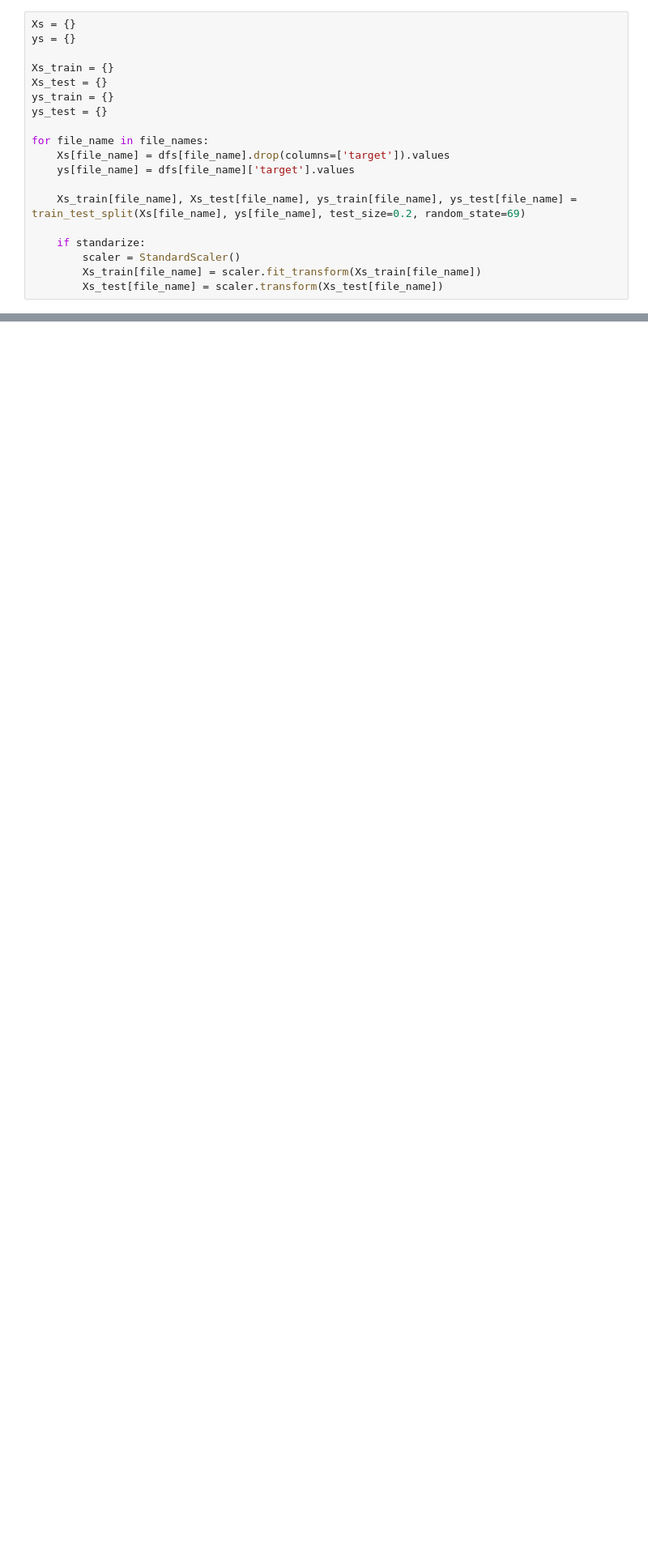
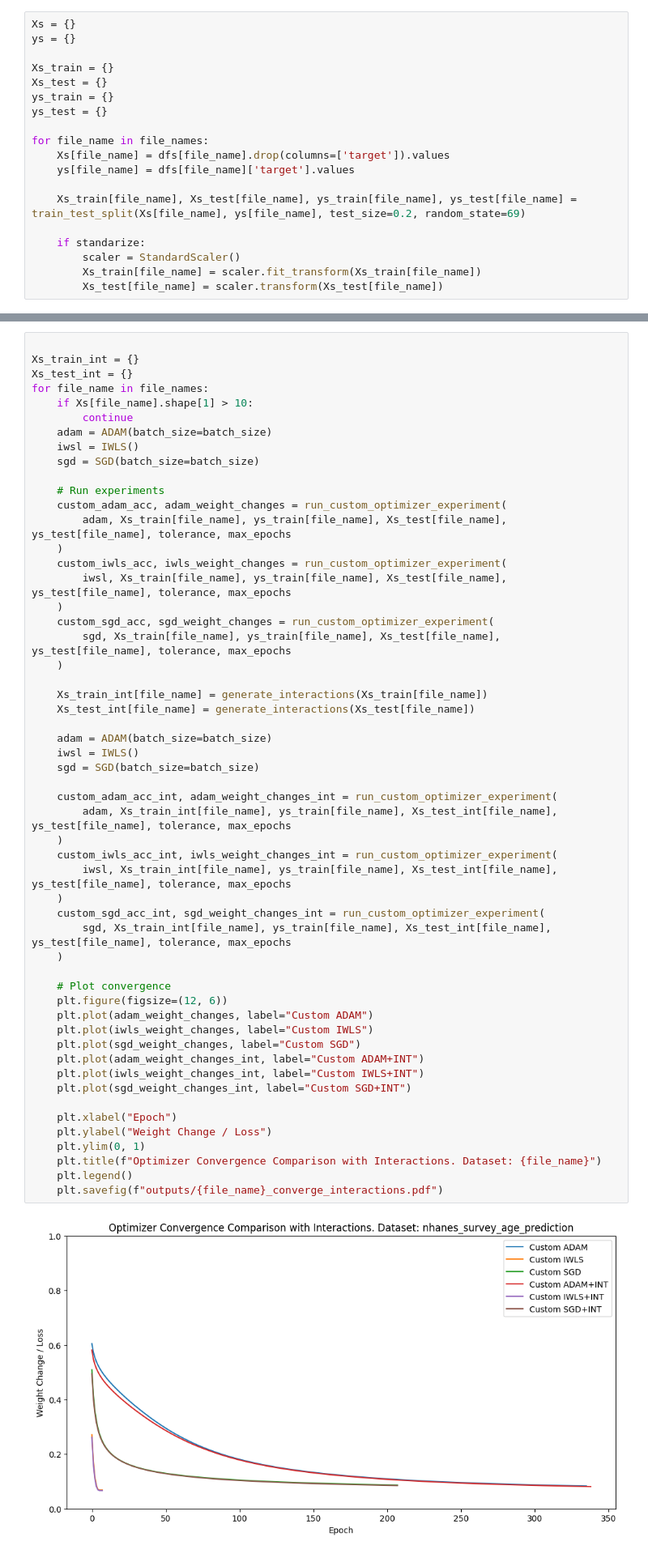
Before and after one commit to FilipKolodziejczyk/advanced-ml, a Jupyter notebook: project1/experiments.ipynb, the cells around one changed output, grey strips where cells are left out. Shown at 81% size. Saved outputs shown, nothing was run; the diff lists cells and outputs as text; blank space fills up the shorter version.

Commit message:
sklearn models + interactions

```diff
--- a/project1/experiments.ipynb
+++ b/project1/experiments.ipynb
@@ -134,0 +154,56 @@ PyTorch SGD Accuracy: 0.9785814770302877
+# %%
+
+Xs_train_int = {}
+Xs_test_int = {}
+for file_name in file_names:
+    if Xs[file_name].shape[1] > 10:
+        continue
+    adam = ADAM(batch_size=batch_size)
+    iwsl = IWLS()
+    sgd = SGD(batch_size=batch_size)
+
+    # Run experiments
+    custom_adam_acc, adam_weight_changes = run_custom_optimizer_experiment(
+        adam, Xs_train[file_name], ys_train[file_name], Xs_test[file_name], ys_test[file_name], tolerance, max_epochs
+    )
+    custom_iwls_acc, iwls_weight_changes = run_custom_optimizer_experiment(
+        iwsl, Xs_train[file_name], ys_train[file_name], Xs_test[file_name], ys_test[file_name], tolerance, max_epochs
+    )
+    custom_sgd_acc, sgd_weight_changes = run_custom_optimizer_experiment(
+        sgd, Xs_train[file_name], ys_train[file_name], Xs_test[file_name], ys_test[file_name], tolerance, max_epochs
+    )
+
+    Xs_train_int[file_name] = generate_interactions(Xs_train[file_name])
+    Xs_test_int[file_name] = generate_interactions(Xs_test[file_name])
+
+    adam = ADAM(batch_size=batch_size)
+    iwsl = IWLS()
+    sgd = SGD(batch_size=batch_size)
+
+    custom_adam_acc_int, adam_weight_changes_int = run_custom_optimizer_experiment(
+        adam, Xs_train_int[file_name], ys_train[file_name], Xs_test_int[file_name], ys_test[file_name], tolerance, max_epochs
+    )
+    custom_iwls_acc_int, iwls_weight_changes_int = run_custom_optimizer_experiment(
+        iwsl, Xs_train_int[file_name], ys_train[file_name], Xs_test_int[file_name], ys_test[file_name], tolerance, max_epochs
+    )
+    custom_sgd_acc_int, sgd_weight_changes_int = run_custom_optimizer_experiment(
+        sgd, Xs_train_int[file_name], ys_train[file_name], Xs_test_int[file_name], ys_test[file_name], tolerance, max_epochs
+    )
+
+    # Plot convergence
+    plt.figure(figsize=(12, 6))
+    plt.plot(adam_weight_changes, label="Custom ADAM")
+    plt.plot(iwls_weight_changes, label="Custom IWLS")
+    plt.plot(sgd_weight_changes, label="Custom SGD")
+    plt.plot(adam_weight_changes_int, label="Custom ADAM+INT")
+    plt.plot(iwls_weight_changes_int, label="Custom IWLS+INT")
+    plt.plot(sgd_weight_changes_int, label="Custom SGD+INT")
+
+    plt.xlabel("Epoch")
+    plt.ylabel("Weight Change / Loss")
+    plt.ylim(0, 1)
+    plt.title(f"Optimizer Convergence Comparison with Interactions. Dataset: {file_name}")
+    plt.legend()
+    plt.savefig(f"outputs/{file_name}_converge_interactions.pdf")
+# %% [output]
+[figure, added]
```
Also changed, not shown: parts of 6 cells of this notebook, 1 other file.
